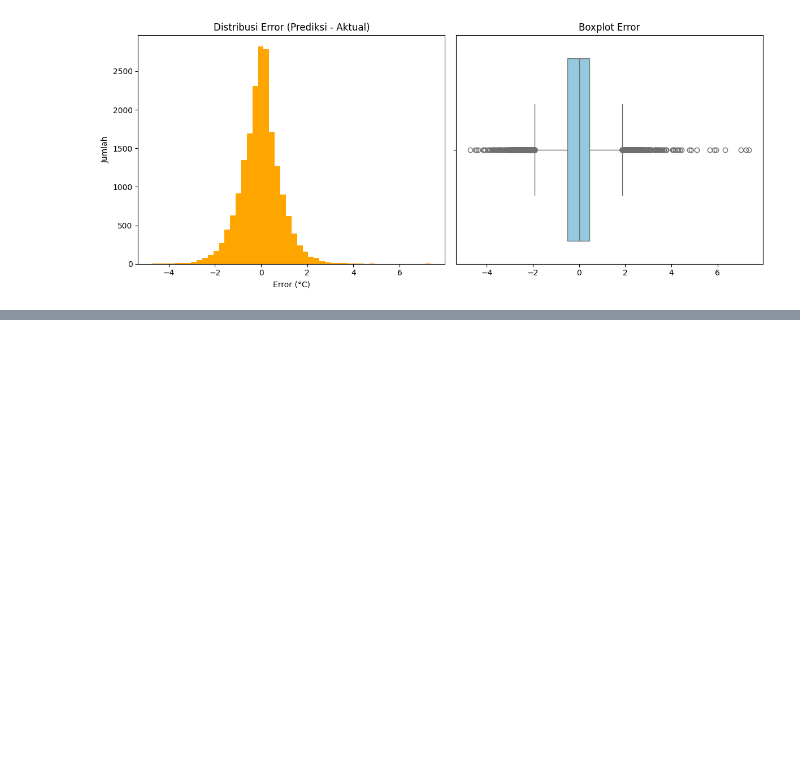
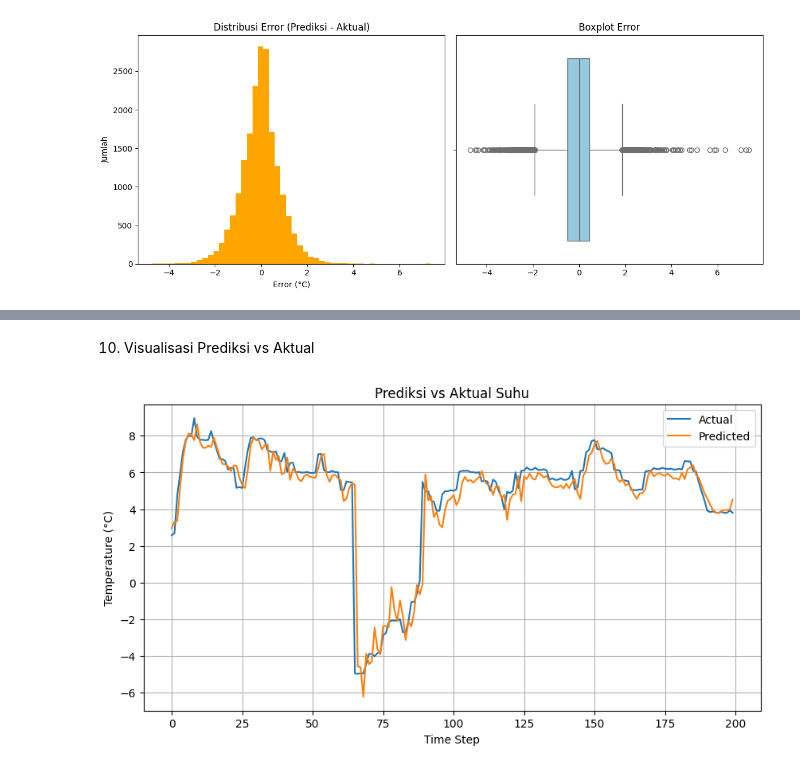
Before and after one commit to salwaa-hub/tubes_machinelearning, a Jupyter notebook: tubes_machinelearning.ipynb, the cells around one changed output, grey strips where cells are left out. Saved outputs shown, nothing was run; the diff lists cells and outputs as text; code cells hidden in the pictures; blank space fills up the shorter version.

```diff
--- a/tubes_machinelearning.ipynb
+++ b/tubes_machinelearning.ipynb
@@ -311,0 +578,14 @@ plt.show()
+# %% [markdown]
+10. Visualisasi Prediksi vs Aktual
+# %%
+plt.figure(figsize=(10, 5))
+plt.plot(y_test_inv[:200], label='Actual')
+plt.plot(y_pred_inv[:200], label='Predicted')
+plt.title('Prediksi vs Aktual Suhu')
+plt.xlabel('Time Step')
+plt.ylabel('Temperature (°C)')
+plt.legend()
+plt.grid(True)
+plt.show()
+# %% [output]
+[figure, added]
```
Also changed, not shown: parts of 23 cells of this notebook.
